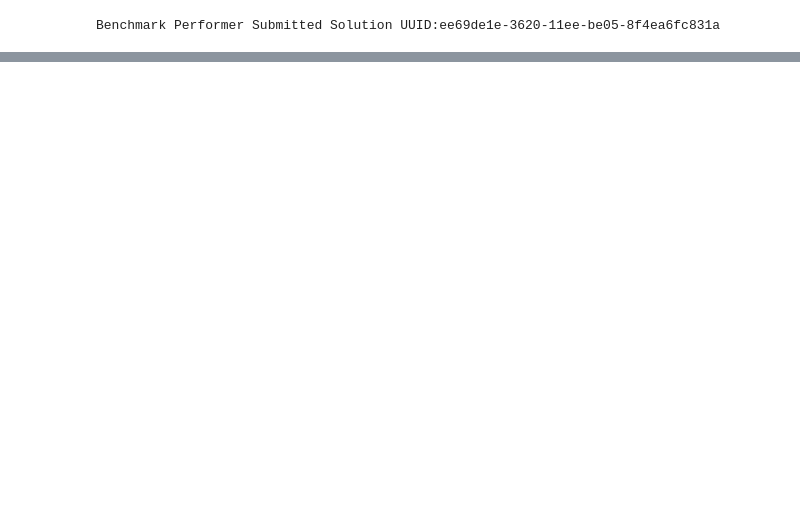
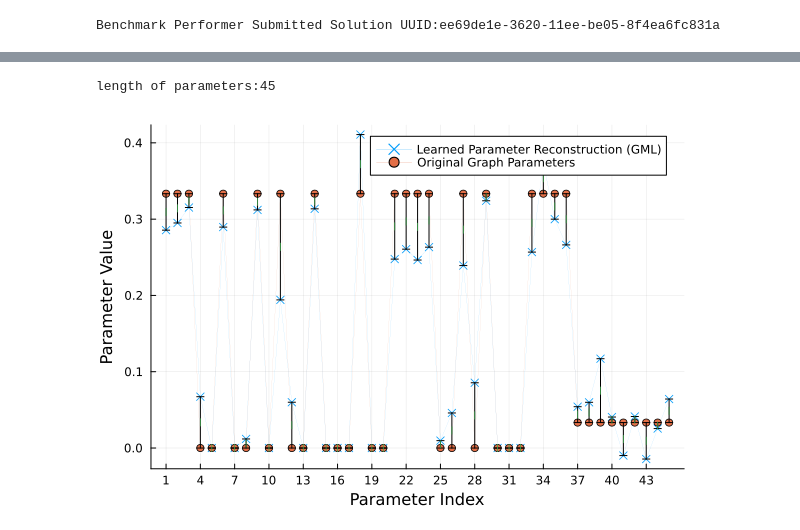
Before and after one commit to jp7745/sampling, a Jupyter notebook: examples/06b_example_benchmark_proctor_workflow.ipynb, the cells around one changed output, grey strips where cells are left out. Cells and saved outputs as stored; diff of their text form; code cells hidden in the pictures; blank space fills up the shorter version.

```diff
--- a/examples/06b_example_benchmark_proctor_workflow.ipynb
+++ b/examples/06b_example_benchmark_proctor_workflow.ipynb
@@ -131,0 +125,33 @@ ylabel!("node i index")
+# %%
+# vectorize all parameters J_ij, B_i to calculate differences
+
+learned_param_vector = []
+original_param_vector = []
+for i in 1:n
+    for j in i+1:n
+        push!(learned_param_vector, learned_adj_matrix[i,j])
+        push!(original_param_vector, interaction_strength_J[i,j])
+    end
+end
+
+# a single vector includes all J_ij and B_i terms.
+for i in 1:n
+    push!(learned_param_vector, learned_external_field_B[i])
+    push!(original_param_vector, external_field_B[i])
+end
+
+println("length of parameters:", length(learned_param_vector))
+
+plot(xticks=1:3:length(learned_param_vector))
+plot!(xlabel="Parameter Index")
+plot!(ylabel="Parameter Value")
+plot!(learned_param_vector, line=false, marker=:x, label="Learned Parameter Reconstruction (GML)")
+plot!(original_param_vector, line=false, marker=:circle, label="Original Graph Parameters")
+
+
+# hacky way to show vertical error bars between `learned` and `original` on the plot.
+x = 0.5*(learned_param_vector - original_param_vector);
+scatter!(1:length(learned_param_vector), learned_param_vector - x, label=missing, line=true, marker=:vline, yerr=x)
+# %% [output]
+length of parameters:45
+[figure, added]
```
Also changed, not shown: parts of 19 cells of this notebook, 18 other files.
